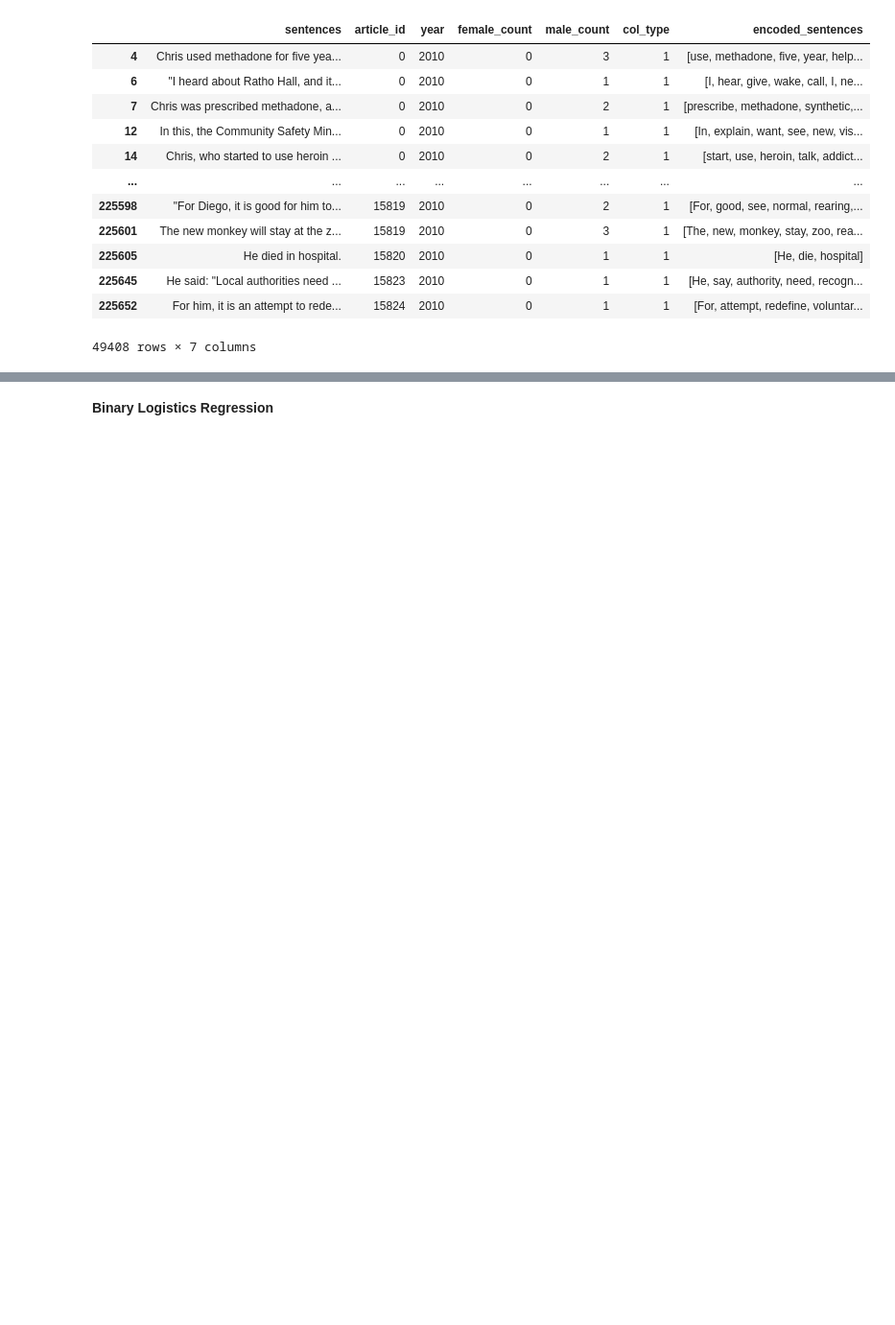
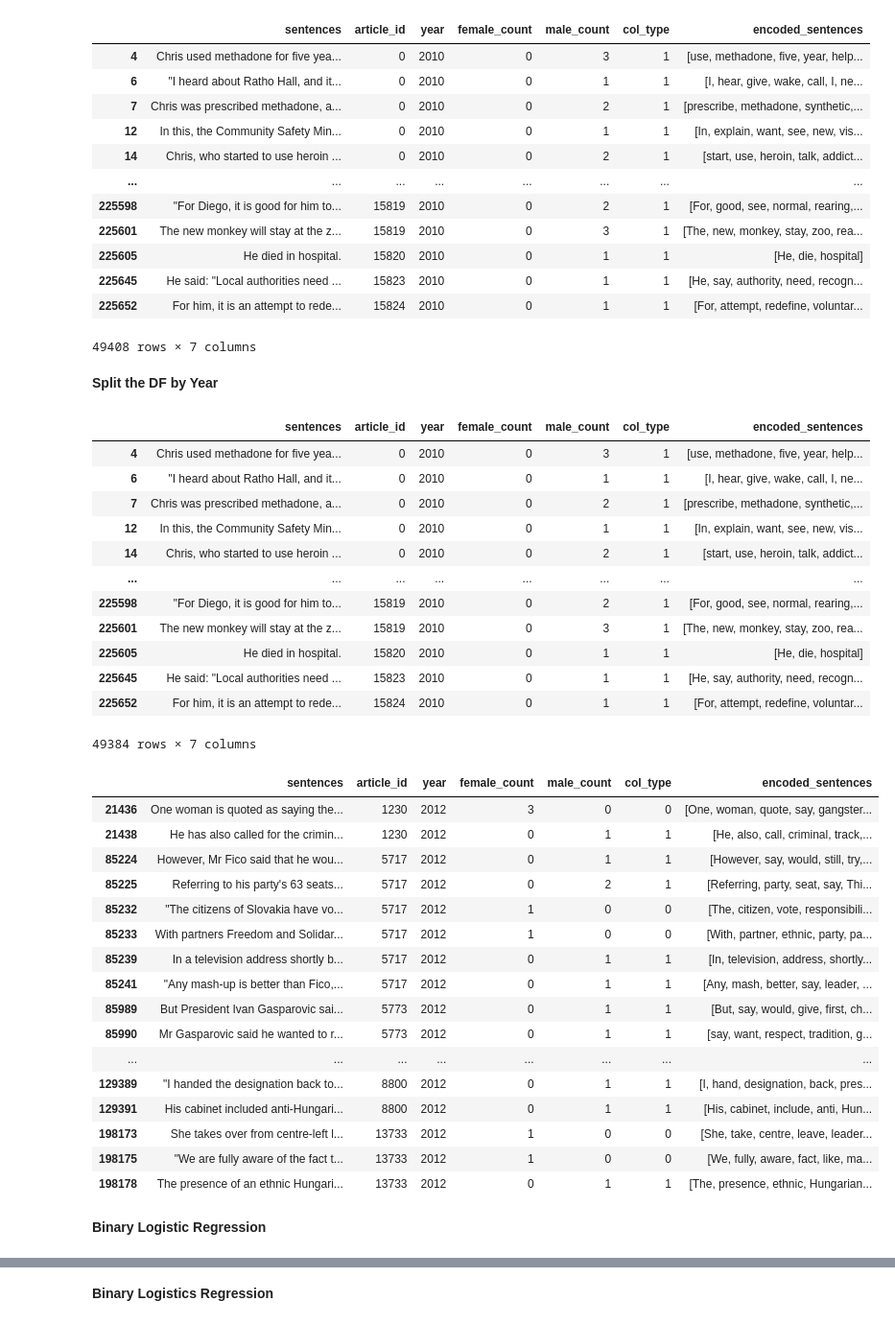
Before and after one commit to yvferreiro/MasterThesis, a Jupyter notebook: Logistic Regression v0.1.ipynb, the cells around one changed output, grey strips where cells are left out. Shown at 96% size. Cells and saved outputs as stored; diff of their text form; code cells hidden in the pictures; blank space fills up the shorter version.

```diff
--- a/Logistic Regression v0.1.ipynb
+++ b/Logistic Regression v0.1.ipynb
@@ -346,6 +354,57 @@ sentences_df
 | 225645 | He said: "Local authorities need ... | 15823 | 2010 | 0 | 1 | 1 | [He, say, authority, need, recogn... |
 | 225652 | For him, it is an attempt to rede... | 15824 | 2010 | 0 | 1 | 1 | [For, attempt, redefine, voluntar... |
 49408 rows × 7 columns
+# %% [markdown]
+**Split the DF by Year**
+# %%
+def split_df(df, column_name):
+    """Split Sentences DF by the year column so that we can do the LR by year"""
+
+    #get all unique values in col
+    col_vals = df[column_name].unique()
+
+    split = [df[df[column_name] == value] for value in col_vals]
+
+    #Return the list of split dataframes
+    return split
+
+#use the new function to split the original sentences df
+splitted_df = split_df(sentences_df, 'year')
+
+#print each of the DFs
+for df_year_data in splitted_df:
+    display(df_year_data)
+# %% [output]
+|  | sentences | article_id | year | female_count | male_count | col_type | encoded_sentences |
+| 4 | Chris used methadone for five yea... | 0 | 2010 | 0 | 3 | 1 | [use, methadone, five, year, help... |
+| 6 | "I heard about Ratho Hall, and it... | 0 | 2010 | 0 | 1 | 1 | [I, hear, give, wake, call, I, ne... |
+| 7 | Chris was prescribed methadone, a... | 0 | 2010 | 0 | 2 | 1 | [prescribe, methadone, synthetic,... |
+| 12 | In this, the Community Safety Min... | 0 | 2010 | 0 | 1 | 1 | [In, explain, want, see, new, vis... |
+| 14 | Chris, who started to use heroin ... | 0 | 2010 | 0 | 2 | 1 | [start, use, heroin, talk, addict... |
+| ... | ... | ... | ... | ... | ... | ... | ... |
+| 225598 | "For Diego, it is good for him to... | 15819 | 2010 | 0 | 2 | 1 | [For, good, see, normal, rearing,... |
+| 225601 | The new monkey will stay at the z... | 15819 | 2010 | 0 | 3 | 1 | [The, new, monkey, stay, zoo, rea... |
+| 225605 | He died in hospital. | 15820 | 2010 | 0 | 1 | 1 | [He, die, hospital] |
+| 225645 | He said: "Local authorities need ... | 15823 | 2010 | 0 | 1 | 1 | [He, say, authority, need, recogn... |
+| 225652 | For him, it is an attempt to rede... | 15824 | 2010 | 0 | 1 | 1 | [For, attempt, redefine, voluntar... |
+49384 rows × 7 columns
+|  | sentences | article_id | year | female_count | male_count | col_type | encoded_sentences |
+| 21436 | One woman is quoted as saying the... | 1230 | 2012 | 3 | 0 | 0 | [One, woman, quote, say, gangster... |
+| 21438 | He has also called for the crimin... | 1230 | 2012 | 0 | 1 | 1 | [He, also, call, criminal, track,... |
+| 85224 | However, Mr Fico said that he wou... | 5717 | 2012 | 0 | 1 | 1 | [However, say, would, still, try,... |
+| 85225 | Referring to his party's 63 seats... | 5717 | 2012 | 0 | 2 | 1 | [Referring, party, seat, say, Thi... |
+| 85232 | "The citizens of Slovakia have vo... | 5717 | 2012 | 1 | 0 | 0 | [The, citizen, vote, responsibili... |
+| 85233 | With partners Freedom and Solidar... | 5717 | 2012 | 1 | 0 | 0 | [With, partner, ethnic, party, pa... |
+| 85239 | In a television address shortly b... | 5717 | 2012 | 0 | 1 | 1 | [In, television, address, shortly... |
+| 85241 | "Any mash-up is better than Fico,... | 5717 | 2012 | 0 | 1 | 1 | [Any, mash, better, say, leader, ... |
+| 85989 | But President Ivan Gasparovic sai... | 5773 | 2012 | 0 | 1 | 1 | [But, say, would, give, first, ch... |
+| 85990 | Mr Gasparovic said he wanted to r... | 5773 | 2012 | 0 | 1 | 1 | [say, want, respect, tradition, g... |
+| ... | ... | ... | ... | ... | ... | ... | ... |
+| 129389 | "I handed the designation back to... | 8800 | 2012 | 0 | 1 | 1 | [I, hand, designation, back, pres... |
+| 129391 | His cabinet included anti-Hungari... | 8800 | 2012 | 0 | 1 | 1 | [His, cabinet, include, anti, Hun... |
+| 198173 | She takes over from centre-left l... | 13733 | 2012 | 1 | 0 | 0 | [She, take, centre, leave, leader... |
+| 198175 | "We are fully aware of the fact t... | 13733 | 2012 | 1 | 0 | 0 | [We, fully, aware, fact, like, ma... |
+| 198178 | The presence of an ethnic Hungari... | 13733 | 2012 | 0 | 1 | 1 | [The, presence, ethnic, Hungarian... |
 # %%
 #pd.get_dummies(sentences_df.year)
 #rated_dummies = pd.get_dummies((sentences_df).year)
@@ -361,3 +412,5 @@ X_train, X_test, y_train, y_test = train_test_split(X_t, y, test_size=0.2, rando
+# %% [markdown]
+**Binary Logistic Regression**
 # %%
 #vectorizer = TfidfVectorizer(max_features= 1000, lowercase=False, tokenizer=False)
 def fake(token):
```
Also changed, not shown: parts of 15 cells of this notebook.
